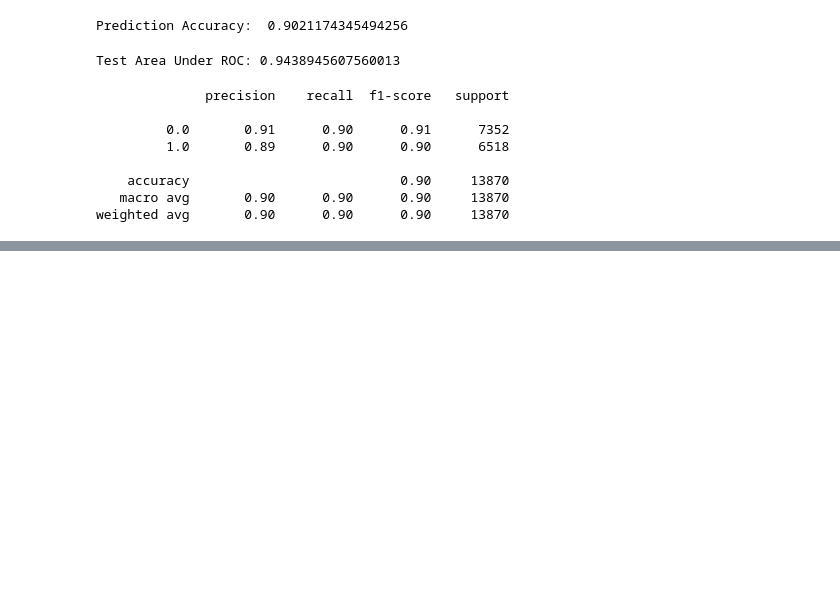
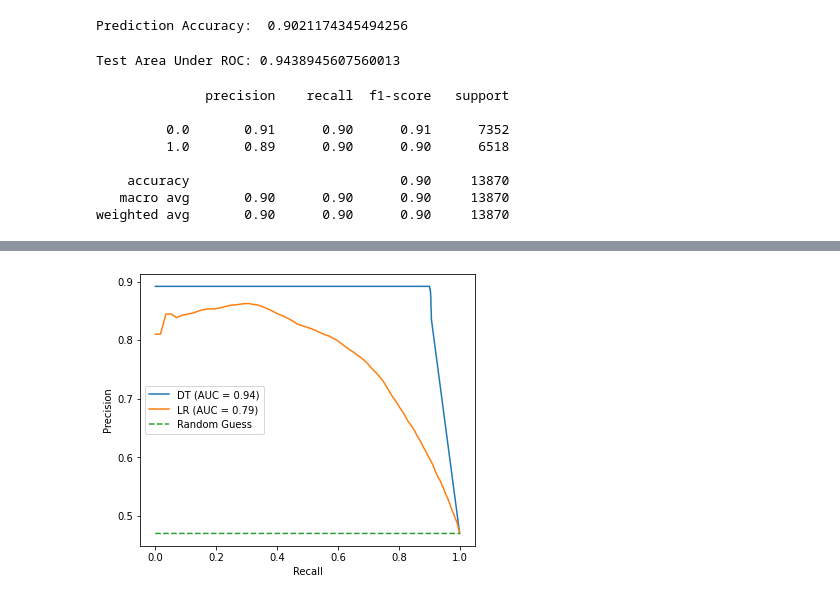
Before and after one commit to iamxichen/dsci632, a Jupyter notebook: DSCI632Project_Bank_Marketing.ipynb, the cells around one changed output, grey strips where cells are left out. Cells and saved outputs as stored; diff of their text form; code cells hidden in the pictures; blank space fills up the shorter version.

```diff
--- a/DSCI632Project_Bank_Marketing.ipynb
+++ b/DSCI632Project_Bank_Marketing.ipynb
@@ -854,0 +913,26 @@ weighted avg       0.90      0.90      0.90     13870
+# %%
+# Precision-Recall curves
+
+points = CurveMetrics(preds).get_curve('pr')
+
+plt.figure(figsize=(6,5))
+dt_x_val = [x[0] for x in points]
+dt_y_val = [x[1] for x in points]
+
+pr = lr_trainingSummary.pr.toPandas()
+lr_x_val = pr['recall']
+lr_y_val = pr['precision']
+
+random_x = [0, 1]
+random_y = [0.4699, 0.46991]
+
+plt.plot(dt_x_val, dt_y_val, label = 'DT (AUC = 0.94)')
+plt.plot(lr_x_val, lr_y_val, label = 'LR (AUC = 0.79)')
+plt.plot(random_x, random_y, label = 'Random Guess', linestyle="--")
+
+plt.ylabel('Precision')
+plt.xlabel('Recall')
+plt.legend()
+plt.show()
+# %% [output]
+[figure, added]
```
Also changed, not shown: parts of 6 cells of this notebook.
